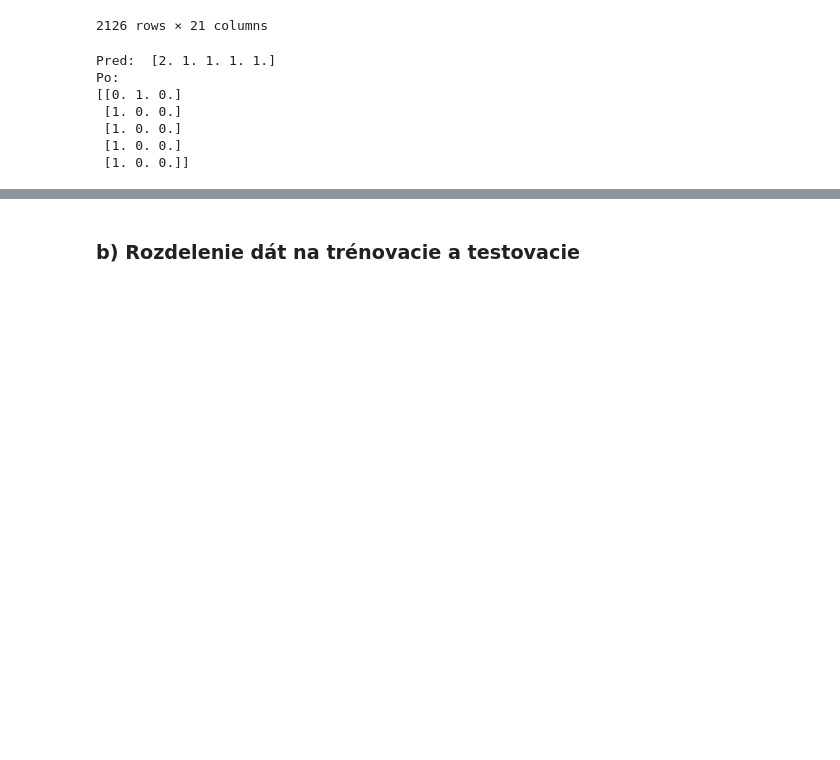
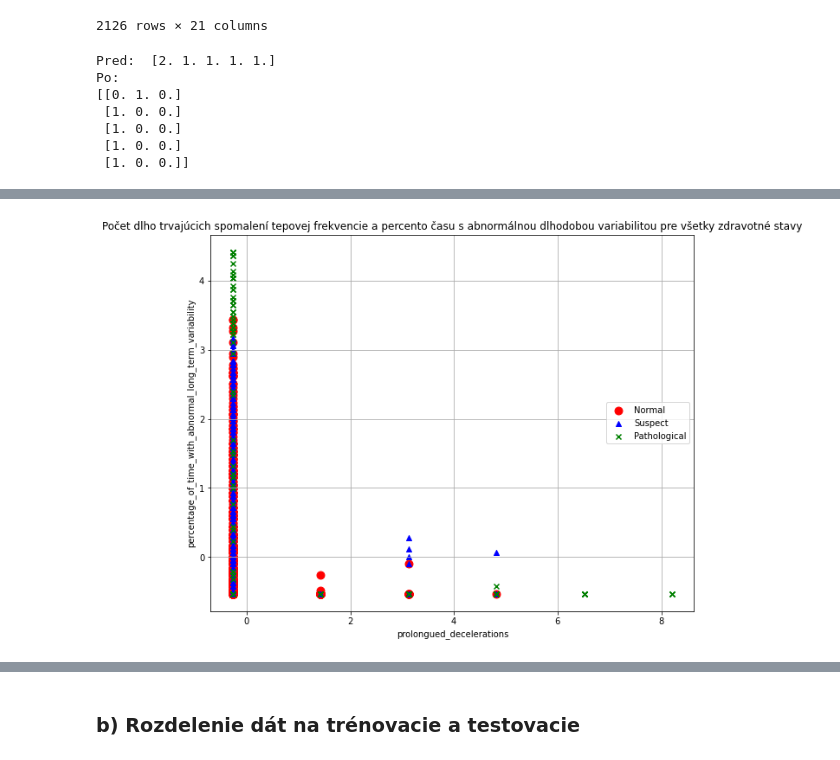
Before and after one commit to georgeob/Drzik_NS2021, a Jupyter notebook: Drzik_NS2021.ipynb, the cells around one changed output, grey strips where cells are left out. Cells and saved outputs as stored; diff of their text form; code cells hidden in the pictures; blank space fills up the shorter version.

```diff
--- a/Drzik_NS2021.ipynb
+++ b/Drzik_NS2021.ipynb
@@ -226,0 +251,14 @@ Po:
+# %%
+plt.figure(figsize=(10,8))
+plt.scatter(df.loc[df['fetal_health'] == 1.0][6], df.loc[df['fetal_health'] == 1.0][9], color = 'red', label = 'Normal', s=80)
+plt.scatter(df.loc[df['fetal_health'] == 2.0][6], df.loc[df['fetal_health'] == 2.0][9], color = 'blue', label = 'Suspect', marker = '^')
+plt.scatter(df.loc[df['fetal_health'] == 3.0][6], df.loc[df['fetal_health'] == 3.0][9], color = 'green', label = 'Pathological', marker = 'x')
+
+plt.xlabel('prolongued_decelerations')
+plt.ylabel('percentage_of_time_with_abnormal_long_term_variability')
+plt.legend(loc="center right")
+plt.title('Počet dlho trvajúcich spomalení tepovej frekvencie a percento času s abnormálnou dlhodobou variabilitou pre všetky zdravotné stavy')
+plt.grid(b=True, which='major', color='#aaaaaa', linestyle='-')
+plt.show()
+# %% [output]
+[figure, added]
```
Also changed, not shown: parts of 5 cells of this notebook.
